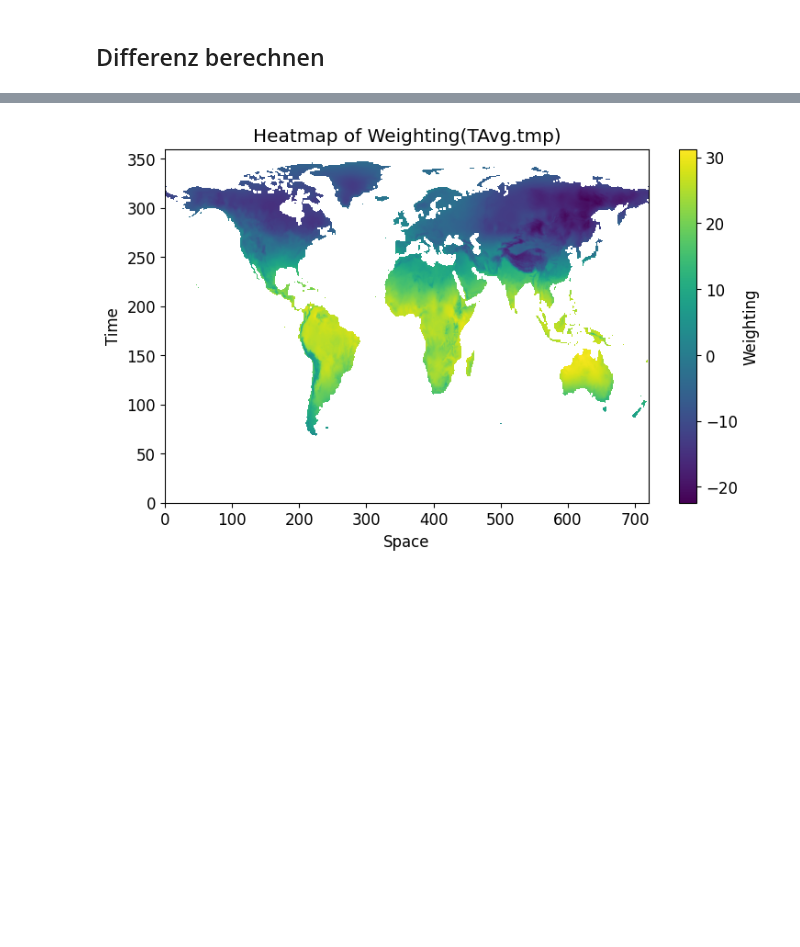
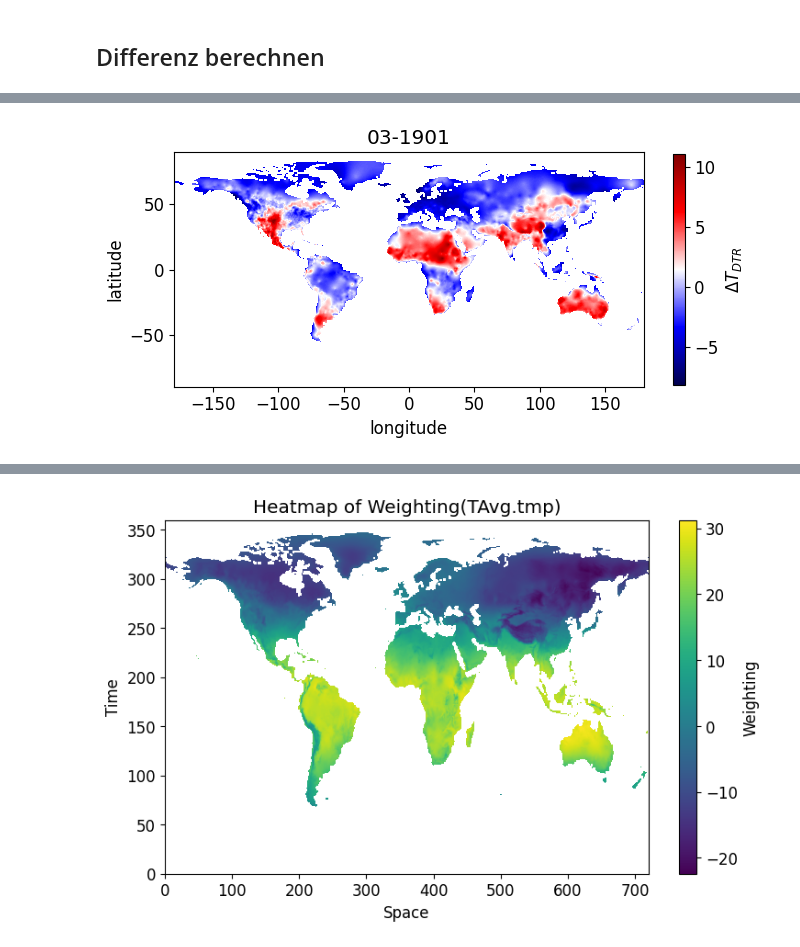
Before and after one commit to LeoausderDose/Praktikum_AWI, a Jupyter notebook: Bilder/DTR_TAvg_CRU_global/DTR_new_weighting.ipynb, the cells around one changed output, grey strips where cells are left out. Cells and saved outputs as stored; diff of their text form; code cells hidden in the pictures; blank space fills up the shorter version.

```diff
--- a/Bilder/DTR_TAvg_CRU_global/DTR_new_weighting.ipynb
+++ b/Bilder/DTR_TAvg_CRU_global/DTR_new_weighting.ipynb
@@ -118,0 +187,2 @@ plt.plot(TAvg.time, TAvg.tmp.mean(dim = ['lon', 'lat']), marker = '.', ls = '')
+# %%
+DTR_fluctuations = DTR.dtr - DTR.dtr.sel(time = slice(pd.to_datetime('1940'),pd.to_datetime('1990'))).mean(dim = ['time'])
@@ -118,0 +209,16 @@ plt.plot(TAvg.time, TAvg.tmp.mean(dim = ['lon', 'lat']), marker = '.', ls = '')
+# %%
+
+# Set up the figure
+fig, ax = plt.subplots(figsize=(17/2.46, 5.5))
+x_coords = DTR_fluctuations.coords['lon'].values
+y_coords = DTR_fluctuations.coords['lat'].values
+heatmap = ax.imshow(DTR_fluctuations.sel(time=DTR_fluctuations.time[0]), cmap='seismic', origin='lower',
+                    extent=[x_coords.min(), x_coords.max(), y_coords.min(), y_coords.max()])
+cbar = plt.colorbar(heatmap, shrink=0.45, label='$\Delta T_{DTR}$')
+ax.set_xlabel('longitude')
+ax.set_ylabel('latitude')
+ax.set_title(pd.to_datetime('1901-03-23').strftime('%m-%Y'))
+
+plt.tight_layout()
+# %% [output]
+[figure, added]
```
Also changed, not shown: parts of 35 cells of this notebook, 15 other files.
